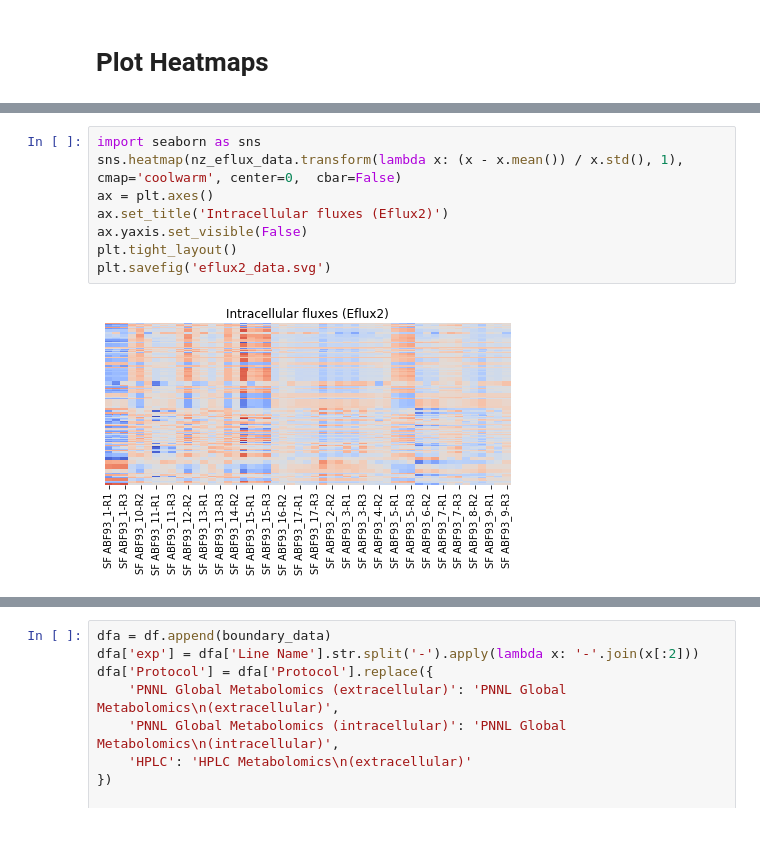
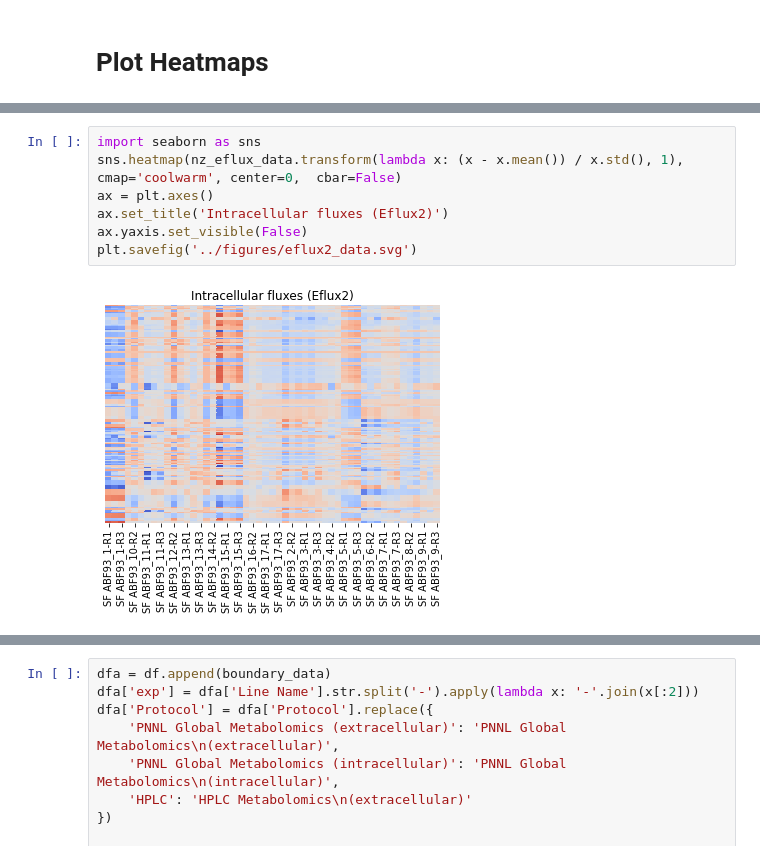
Before and after one commit to AgileBioFoundry/AspergillusQ4Milestone, a Jupyter notebook: notebooks/A.niger_MultiOmics.ipynb, the cells around one changed output, grey strips where cells are left out. Cells and saved outputs as stored; diff of their text form; blank space fills up the shorter version.

Commit message:
Added Eflux2 figure to appendix

```diff
--- a/notebooks/A.niger_MultiOmics.ipynb
+++ b/notebooks/A.niger_MultiOmics.ipynb
@@ -258,13 +258,12 @@ dir(plt)
 # %%
 import seaborn as sns
 sns.heatmap(nz_eflux_data.transform(lambda x: (x - x.mean()) / x.std(), 1), cmap='coolwarm', center=0,  cbar=False)
 ax = plt.axes()
 ax.set_title('Intracellular fluxes (Eflux2)')
 ax.yaxis.set_visible(False)
-plt.tight_layout()
-plt.savefig('eflux2_data.svg')
+plt.savefig('../figures/eflux2_data.svg')
 # %% [output]
-[figure, old version]
+[figure, new version]
 [interactive output not drawn]
 # %%
 dfa = df.append(boundary_data)
```
Also changed, not shown: 2 other files.
